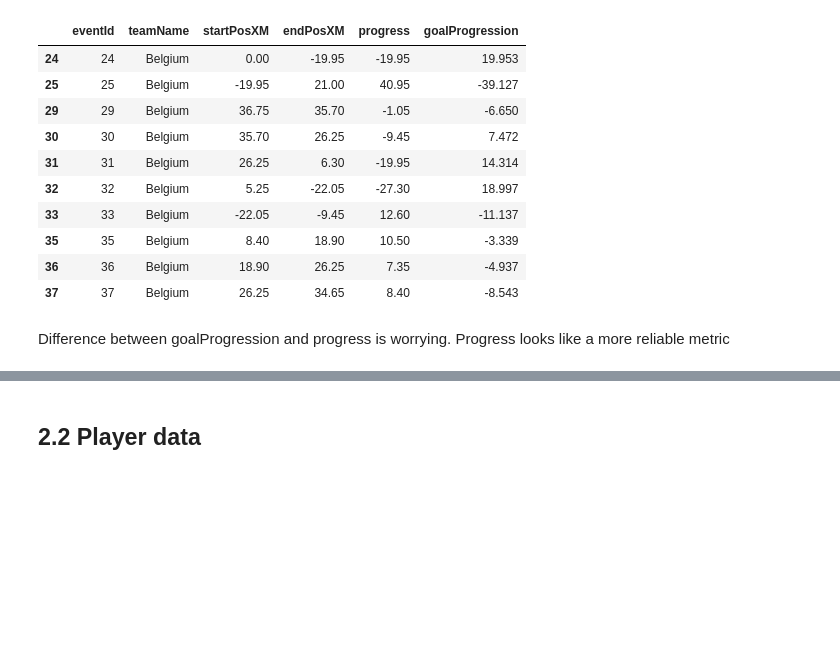
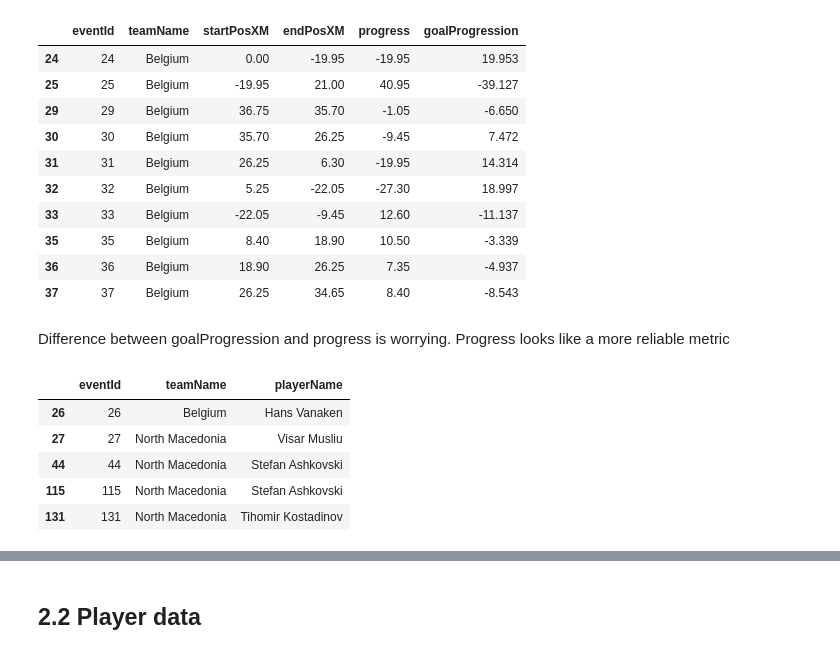
Before and after one commit to MarijnSt/belgium-north-macedonia-analysis, a Jupyter notebook: notebooks/data_exploration.ipynb, the cells around one changed output, grey strips where cells are left out. Cells and saved outputs as stored; diff of their text form; code cells hidden in the pictures; blank space fills up the shorter version.

```diff
--- a/notebooks/data_exploration.ipynb
+++ b/notebooks/data_exploration.ipynb
@@ -250,3 +251,12 @@ passes[["eventId", "teamName", "startPosXM", "endPosXM", "progress", "goalProgre
 | 37 | 37 | Belgium | 26.25 | 34.65 | 8.40 | -8.543 |
 # %% [markdown]
 Difference between goalProgression and progress is worrying. Progress looks like a more reliable metric
+# %%
+events_data[events_data["baseTypeName"] == "DEFENSIVE_DUEL"][["eventId", "teamName", "playerName"]].head()
+# %% [output]
+|  | eventId | teamName | playerName |
+| 26 | 26 | Belgium | Hans Vanaken |
+| 27 | 27 | North Macedonia | Visar Musliu |
+| 44 | 44 | North Macedonia | Stefan Ashkovski |
+| 115 | 115 | North Macedonia | Stefan Ashkovski |
+| 131 | 131 | North Macedonia | Tihomir Kostadinov |
```
Also changed, not shown: parts of 7 cells of this notebook, 2 other files.
